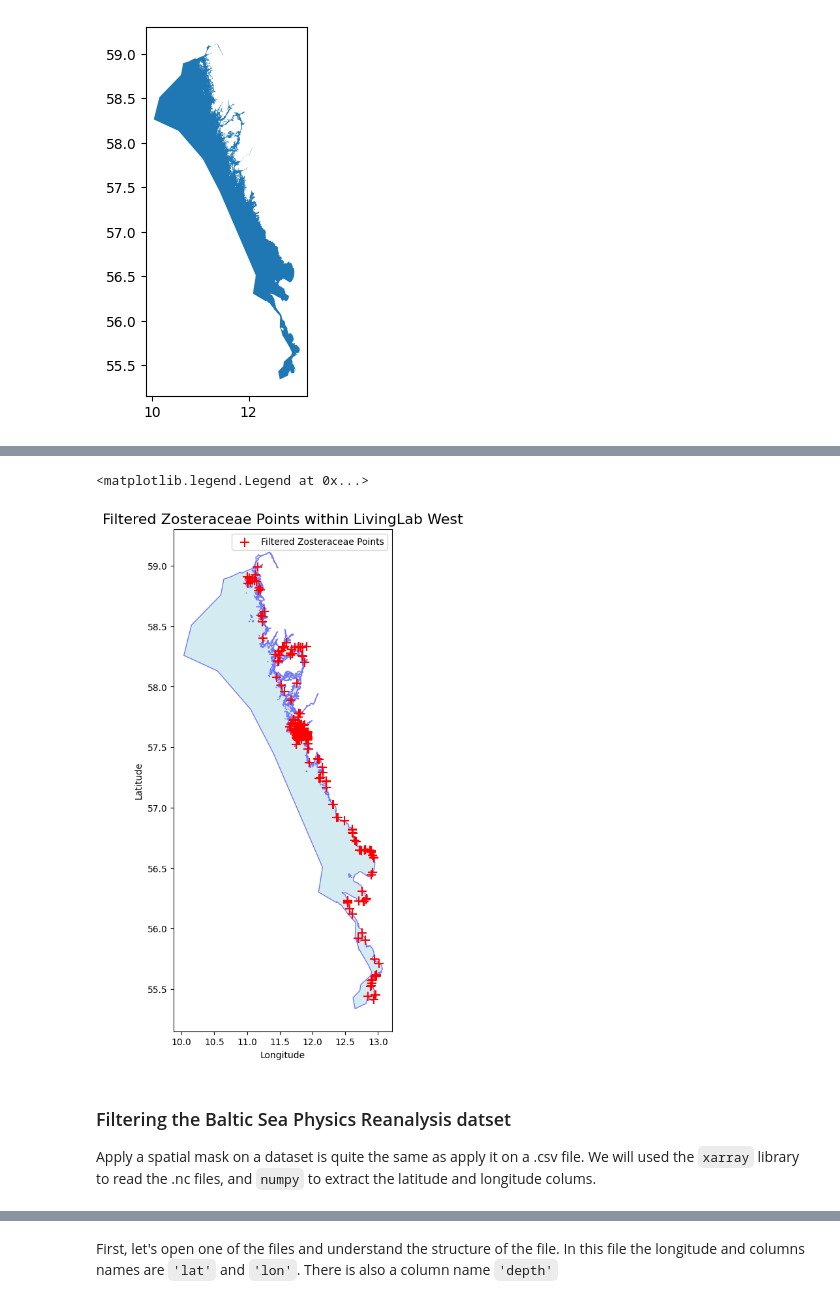
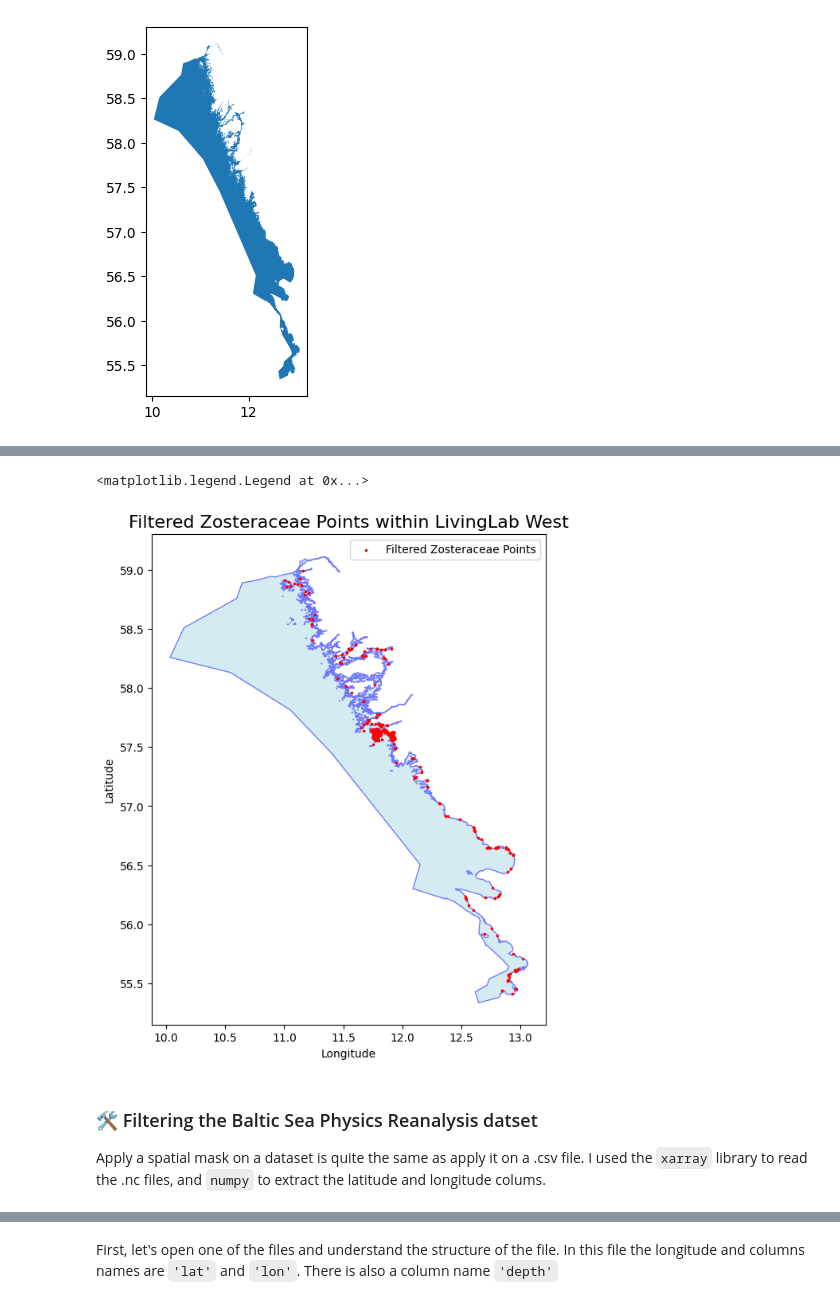
Before and after one commit to Mistra-C2B2/Angiosperms-model, a Jupyter notebook: 02_Spatial_filtering.ipynb, the cells around one changed output, grey strips where cells are left out. Drawn from its saved outputs; the diff is of its cells as text; code cells hidden in the pictures.

Commit message:
Bring over local work without large data; add .gitignore

```diff
--- a/02_Spatial_filtering.ipynb
+++ b/02_Spatial_filtering.ipynb
@@ -97,27 +130,26 @@ import matplotlib.pyplot as plt
 # %%
-# Step 6: Plot the polygon and the filtered points
-fig, ax = plt.subplots(figsize=(10, 10))
+filtered_gdf_plants = pd.read_csv('filtered_Artportalen-Zosteraceae.csv')
+filtered_gdf_plants = gpd.GeoDataFrame(filtered_gdf_plants,
+                                       geometry=gpd.points_from_xy(filtered_gdf_plants['decimalLongitude'],
+                                                                   filtered_gdf_plants['decimalLatitude']
+                                                                   )
+                                        )
 
-# Plot the polygon (livinglab_ouest)
+# Plot the polygon and the filtered points
+fig, ax = plt.subplots(figsize=(8, 8))
 livinglab_geometry.plot(ax=ax, color='lightblue', edgecolor='blue', alpha=0.5)
-
-# Plot the filtered points using '+' markers
-filtered_gdf_plants.plot(ax=ax, marker='+', color='red', markersize=100, label="Filtered Zosteraceae Points")
-
-# Add title and labels
+filtered_gdf_plants.plot(ax=ax, marker='.', color='red', markersize=10, label="Filtered Zosteraceae Points")
 ax.set_title('Filtered Zosteraceae Points within LivingLab West', fontsize=16)
 ax.set_xlabel('Longitude')
 ax.set_ylabel('Latitude')
-
-# Show legend
 ax.legend()
 # %% [output]
 <matplotlib.legend.Legend at 0x...>
-[figure, old version]
+[figure, new version]
 # %% [markdown]
-### Filtering the Baltic Sea Physics Reanalysis datset
+### 🛠️ Filtering the Baltic Sea Physics Reanalysis datset
 
-Apply a spatial mask on a dataset is quite the same as apply it on a .csv file. We will used the `xarray` library to read the .nc files, and `numpy` to extract the latitude and longitude colums.
+Apply a spatial mask on a dataset is quite the same as apply it on a .csv file. I used the `xarray` library to read the .nc files, and `numpy` to extract the latitude and longitude colums.
 # %%
 import xarray as xr
 import numpy as np
```
Also changed, not shown: parts of 27 cells of this notebook, 22 other files.
